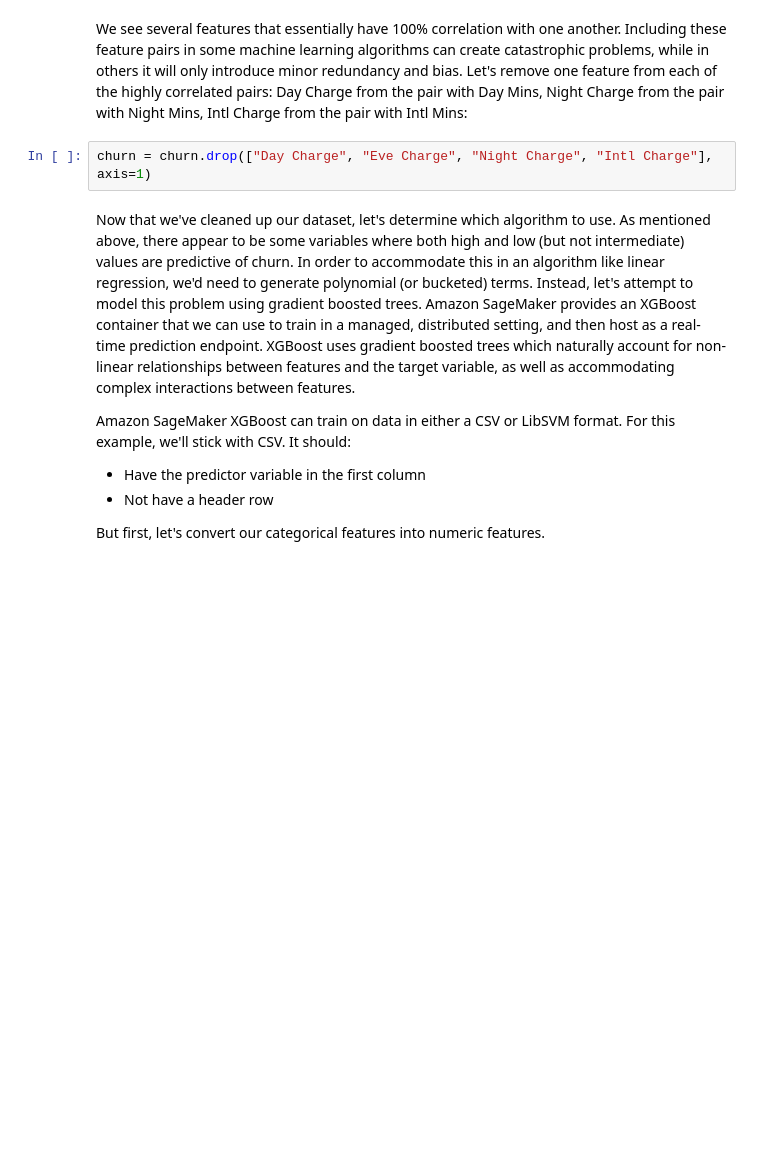
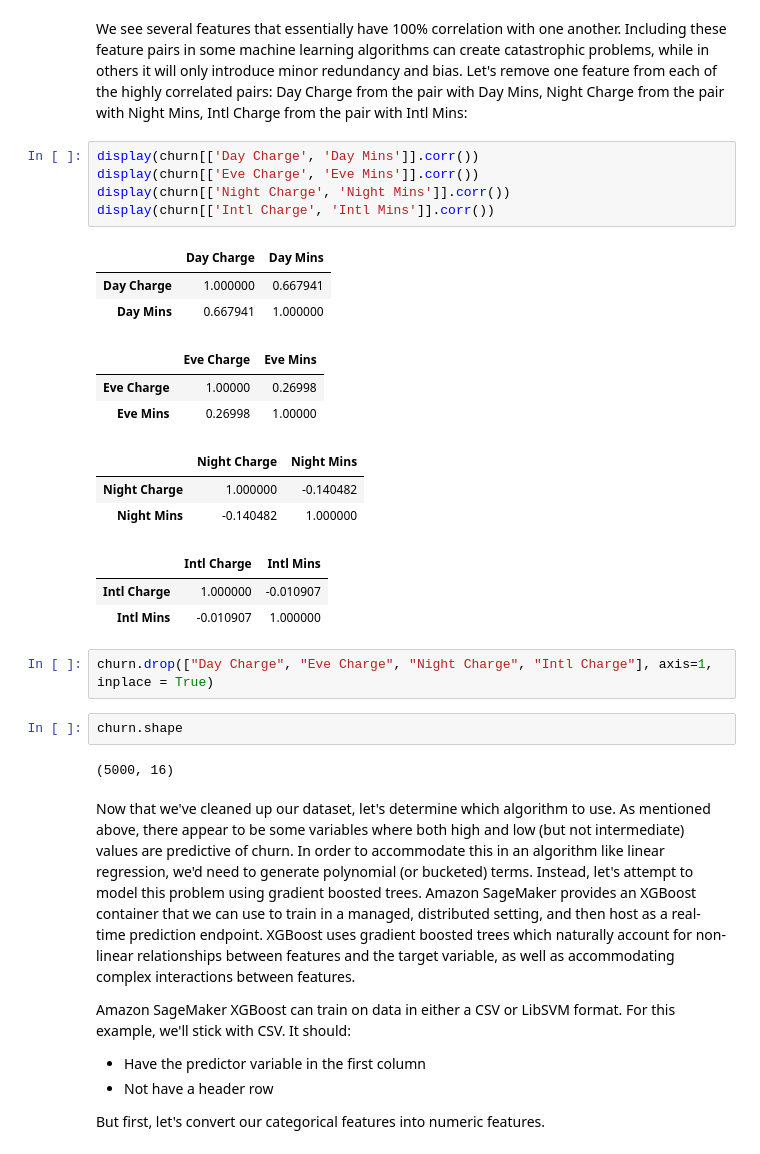
Before and after one commit to yuxhou/sagemaker-examples, a Jupyter notebook: introduction_to_applying_machine_learning/xgboost_customer_churn/xgboost_customer_churn_yx_v1.ipynb, the cells around one changed output. Cells and saved outputs as stored; diff of their text form; blank space fills up the shorter version.

```diff
--- a/introduction_to_applying_machine_learning/xgboost_customer_churn/xgboost_customer_churn_yx_v1.ipynb
+++ b/introduction_to_applying_machine_learning/xgboost_customer_churn/xgboost_customer_churn_yx_v1.ipynb
@@ -289,7 +289,29 @@ plt.show()
 # %% [markdown]
 We see several features that essentially have 100% correlation with one another.  Including these feature pairs in some machine learning algorithms can create catastrophic problems, while in others it will only introduce minor redundancy and bias.  Let's remove one feature from each of the highly correlated pairs: Day Charge from the pair with Day Mins, Night Charge from the pair with Night Mins, Intl Charge from the pair with Intl Mins:
+# %%
+display(churn[['Day Charge', 'Day Mins']].corr())
+display(churn[['Eve Charge', 'Eve Mins']].corr())
+display(churn[['Night Charge', 'Night Mins']].corr())
+display(churn[['Intl Charge', 'Intl Mins']].corr())
+# %% [output]
+|  | Day Charge | Day Mins |
+| Day Charge | 1.000000 | 0.667941 |
+| Day Mins | 0.667941 | 1.000000 |
+|  | Eve Charge | Eve Mins |
+| Eve Charge | 1.00000 | 0.26998 |
+| Eve Mins | 0.26998 | 1.00000 |
+|  | Night Charge | Night Mins |
+| Night Charge | 1.000000 | -0.140482 |
+| Night Mins | -0.140482 | 1.000000 |
+|  | Intl Charge | Intl Mins |
+| Intl Charge | 1.000000 | -0.010907 |
+| Intl Mins | -0.010907 | 1.000000 |
 # %%
-churn = churn.drop(["Day Charge", "Eve Charge", "Night Charge", "Intl Charge"], axis=1)
+churn.drop(["Day Charge", "Eve Charge", "Night Charge", "Intl Charge"], axis=1, inplace = True)
+# %%
+churn.shape
+# %% [output]
+(5000, 16)
 # %% [markdown]
 Now that we've cleaned up our dataset, let's determine which algorithm to use.  As mentioned above, there appear to be some variables where both high and low (but not intermediate) values are predictive of churn.  In order to accommodate this in an algorithm like linear regression, we'd need to generate polynomial (or bucketed) terms.  Instead, let's attempt to model this problem using gradient boosted trees.  Amazon SageMaker provides an XGBoost container that we can use to train in a managed, distributed setting, and then host as a real-time prediction endpoint.  XGBoost uses gradient boosted trees which naturally account for non-linear relationships between features and the target variable, as well as accommodating complex interactions between features.
 
```
Also changed, not shown: parts of 15 cells of this notebook.
